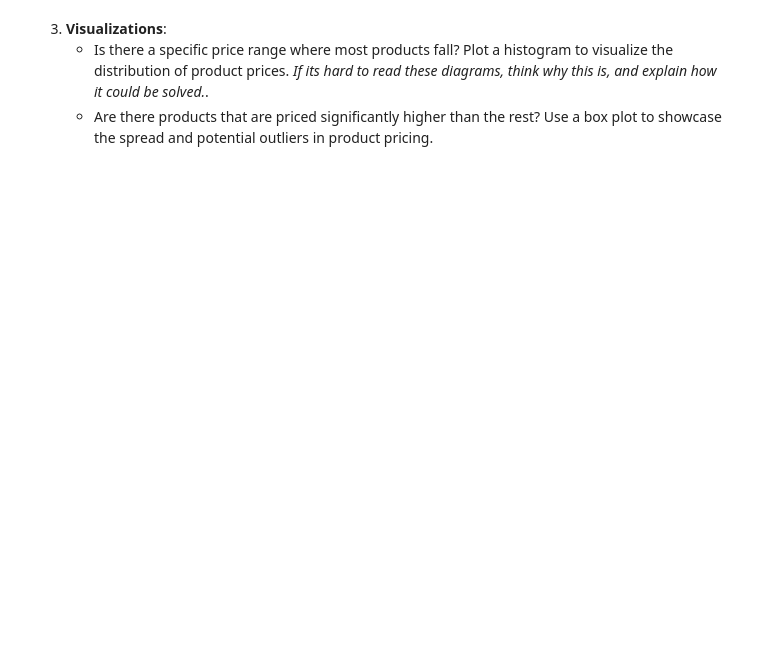
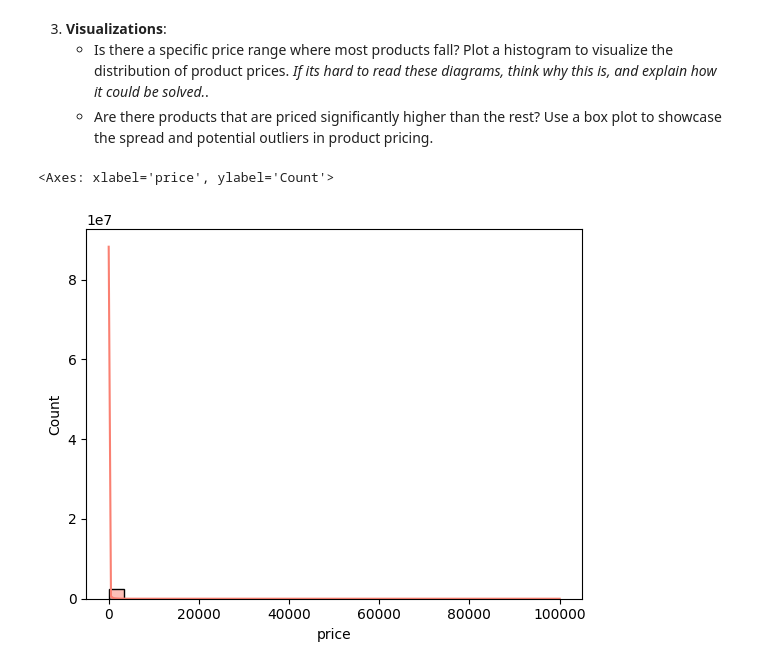
Before and after one commit to chandlershortlidge/lab-eda-univariate, a Jupyter notebook: main.ipynb, the cells around one changed output. Saved outputs shown, nothing was run; the diff lists cells and outputs as text; code cells hidden in the pictures; blank space fills up the shorter version.

```diff
--- a/main.ipynb
+++ b/main.ipynb
@@ -196,3 +202,8 @@ Interquartile Range: 0.0
 3. **Visualizations**:
     - Is there a specific price range where most products fall? Plot a histogram to visualize the distribution of product prices. *If its hard to read these diagrams, think why this is, and explain how it could be solved.*.
     - Are there products that are priced significantly higher than the rest? Use a box plot to showcase the spread and potential outliers in product pricing.
+# %%
+sns.histplot(df['price'], kde=True, bins=30, color="salmon")
+# %% [output]
+<Axes: xlabel='price', ylabel='Count'>
+[figure, added]
```
Also changed, not shown: parts of 17 cells of this notebook.
